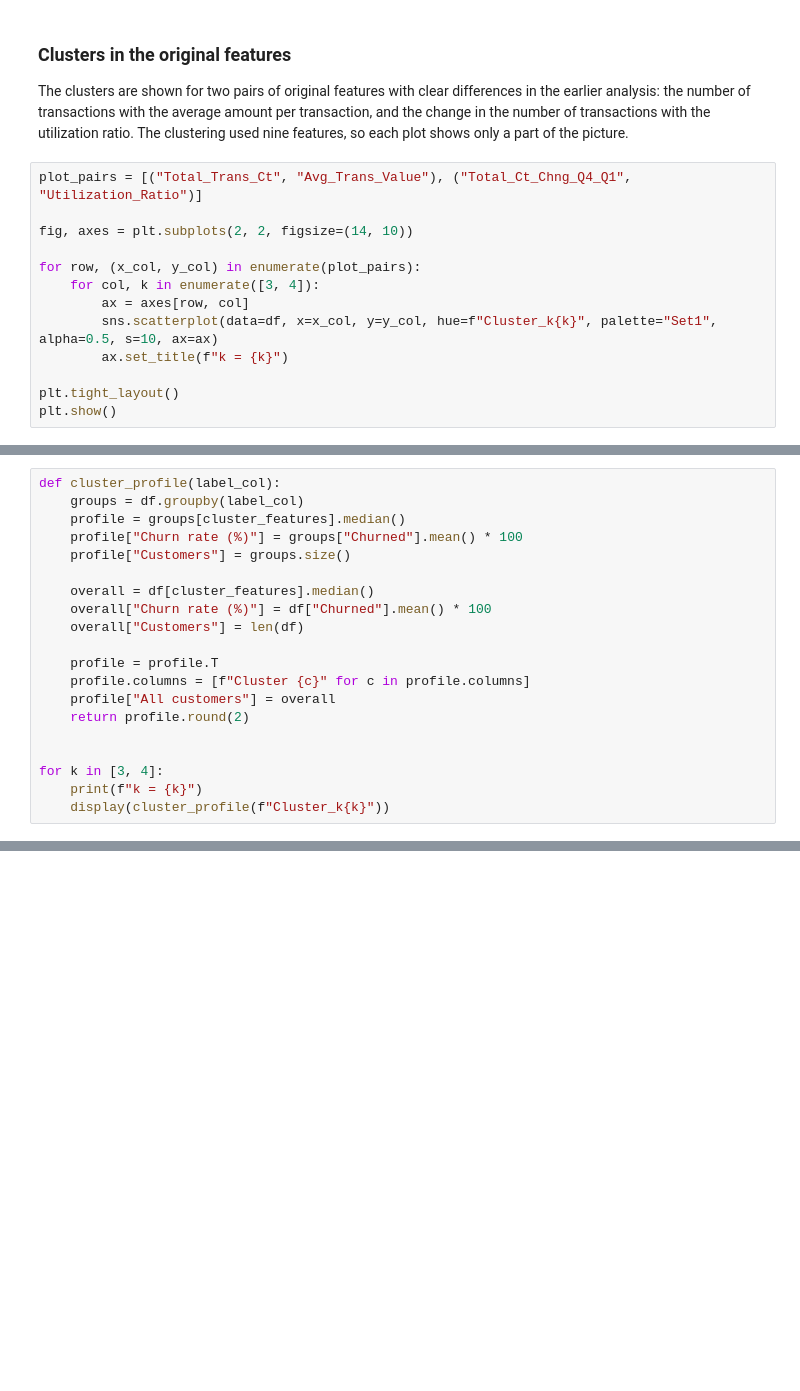
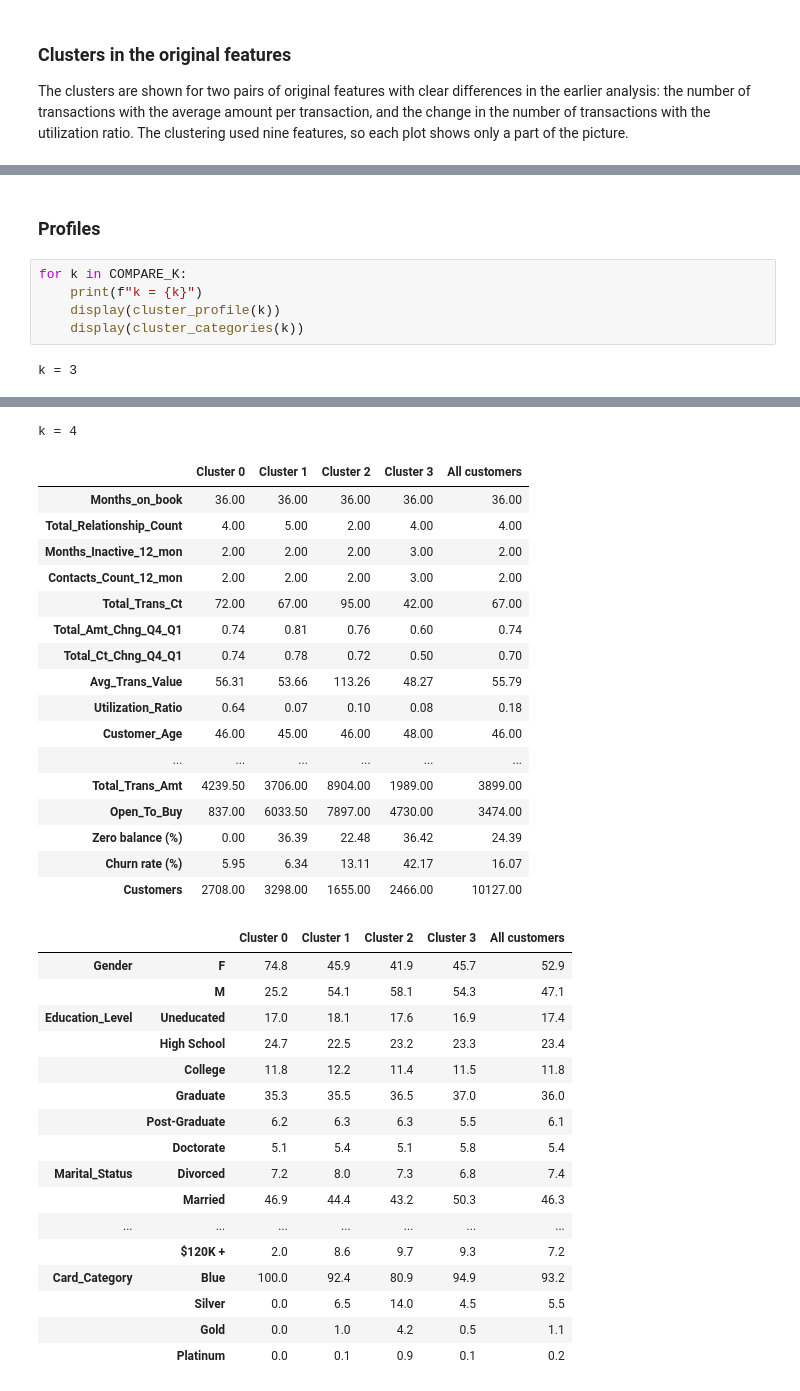
Before and after one commit to d3m1d0s/FoML_projects, a Jupyter notebook: project_1/bankchurners_eda_clustering.ipynb, the cells around one changed output, grey strips where cells are left out. Cells and saved outputs as stored; diff of their text form; blank space fills up the shorter version.

```diff
--- a/project_1/bankchurners_eda_clustering.ipynb
+++ b/project_1/bankchurners_eda_clustering.ipynb
@@ -1401,16 +1457,3 @@ display(cluster_sizes.fillna(0).astype(int))
 ### Clusters in the original features
 
 The clusters are shown for two pairs of original features with clear differences in the earlier analysis: the number of transactions with the average amount per transaction, and the change in the number of transactions with the utilization ratio. The clustering used nine features, so each plot shows only a part of the picture.
-# %%
-plot_pairs = [("Total_Trans_Ct", "Avg_Trans_Value"), ("Total_Ct_Chng_Q4_Q1", "Utilization_Ratio")]
-
-fig, axes = plt.subplots(2, 2, figsize=(14, 10))
-
-for row, (x_col, y_col) in enumerate(plot_pairs):
-    for col, k in enumerate([3, 4]):
-        ax = axes[row, col]
-        sns.scatterplot(data=df, x=x_col, y=y_col, hue=f"Cluster_k{k}", palette="Set1", alpha=0.5, s=10, ax=ax)
-        ax.set_title(f"k = {k}")
-
-plt.tight_layout()
-plt.show()
@@ -1444,20 +1482,0 @@ For each cluster, the profile shows the median of every clustering feature in it
-# %%
-def cluster_profile(label_col):
-    groups = df.groupby(label_col)
-    profile = groups[cluster_features].median()
-    profile["Churn rate (%)"] = groups["Churned"].mean() * 100
-    profile["Customers"] = groups.size()
-
-    overall = df[cluster_features].median()
-    overall["Churn rate (%)"] = df["Churned"].mean() * 100
-    overall["Customers"] = len(df)
-
-    profile = profile.T
-    profile.columns = [f"Cluster {c}" for c in profile.columns]
-    profile["All customers"] = overall
-    return profile.round(2)
-
-
-for k in [3, 4]:
-    print(f"k = {k}")
-    display(cluster_profile(f"Cluster_k{k}"))
@@ -1490,0 +1483,9 @@ k = 4
+# %% [markdown]
+### Profiles
+# %%
+for k in COMPARE_K:
+    print(f"k = {k}")
+    display(cluster_profile(k))
+    display(cluster_categories(k))
+# %% [output]
+k = 3
@@ -1491 +1526,36 @@ k = 4
+k = 4
+|  | Cluster 0 | Cluster 1 | Cluster 2 | Cluster 3 | All customers |
+| Months_on_book | 36.00 | 36.00 | 36.00 | 36.00 | 36.00 |
+| Total_Relationship_Count | 4.00 | 5.00 | 2.00 | 4.00 | 4.00 |
+| Months_Inactive_12_mon | 2.00 | 2.00 | 2.00 | 3.00 | 2.00 |
+| Contacts_Count_12_mon | 2.00 | 2.00 | 2.00 | 3.00 | 2.00 |
+| Total_Trans_Ct | 72.00 | 67.00 | 95.00 | 42.00 | 67.00 |
+| Total_Amt_Chng_Q4_Q1 | 0.74 | 0.81 | 0.76 | 0.60 | 0.74 |
+| Total_Ct_Chng_Q4_Q1 | 0.74 | 0.78 | 0.72 | 0.50 | 0.70 |
+| Avg_Trans_Value | 56.31 | 53.66 | 113.26 | 48.27 | 55.79 |
+| Utilization_Ratio | 0.64 | 0.07 | 0.10 | 0.08 | 0.18 |
+| Customer_Age | 46.00 | 45.00 | 46.00 | 48.00 | 46.00 |
+| ... | ... | ... | ... | ... | ... |
+| Total_Trans_Amt | 4239.50 | 3706.00 | 8904.00 | 1989.00 | 3899.00 |
+| Open_To_Buy | 837.00 | 6033.50 | 7897.00 | 4730.00 | 3474.00 |
+| Zero balance (%) | 0.00 | 36.39 | 22.48 | 36.42 | 24.39 |
+| Churn rate (%) | 5.95 | 6.34 | 13.11 | 42.17 | 16.07 |
+| Customers | 2708.00 | 3298.00 | 1655.00 | 2466.00 | 10127.00 |
+|  |  | Cluster 0 | Cluster 1 | Cluster 2 | Cluster 3 | All customers |
+| Gender | F | 74.8 | 45.9 | 41.9 | 45.7 | 52.9 |
+|  | M | 25.2 | 54.1 | 58.1 | 54.3 | 47.1 |
+| Education_Level | Uneducated | 17.0 | 18.1 | 17.6 | 16.9 | 17.4 |
+|  | High School | 24.7 | 22.5 | 23.2 | 23.3 | 23.4 |
+|  | College | 11.8 | 12.2 | 11.4 | 11.5 | 11.8 |
+|  | Graduate | 35.3 | 35.5 | 36.5 | 37.0 | 36.0 |
+|  | Post-Graduate | 6.2 | 6.3 | 6.3 | 5.5 | 6.1 |
+|  | Doctorate | 5.1 | 5.4 | 5.1 | 5.8 | 5.4 |
+| Marital_Status | Divorced | 7.2 | 8.0 | 7.3 | 6.8 | 7.4 |
+|  | Married | 46.9 | 44.4 | 43.2 | 50.3 | 46.3 |
+| ... | ... | ... | ... | ... | ... | ... |
+|  | $120K + | 2.0 | 8.6 | 9.7 | 9.3 | 7.2 |
+| Card_Category | Blue | 100.0 | 92.4 | 80.9 | 94.9 | 93.2 |
+|  | Silver | 0.0 | 6.5 | 14.0 | 4.5 | 5.5 |
+|  | Gold | 0.0 | 1.0 | 4.2 | 0.5 | 1.1 |
+|  | Platinum | 0.0 | 0.1 | 0.9 | 0.1 | 0.2 |
 # %% [markdown]
```
Also changed, not shown: parts of 15 cells of this notebook.
